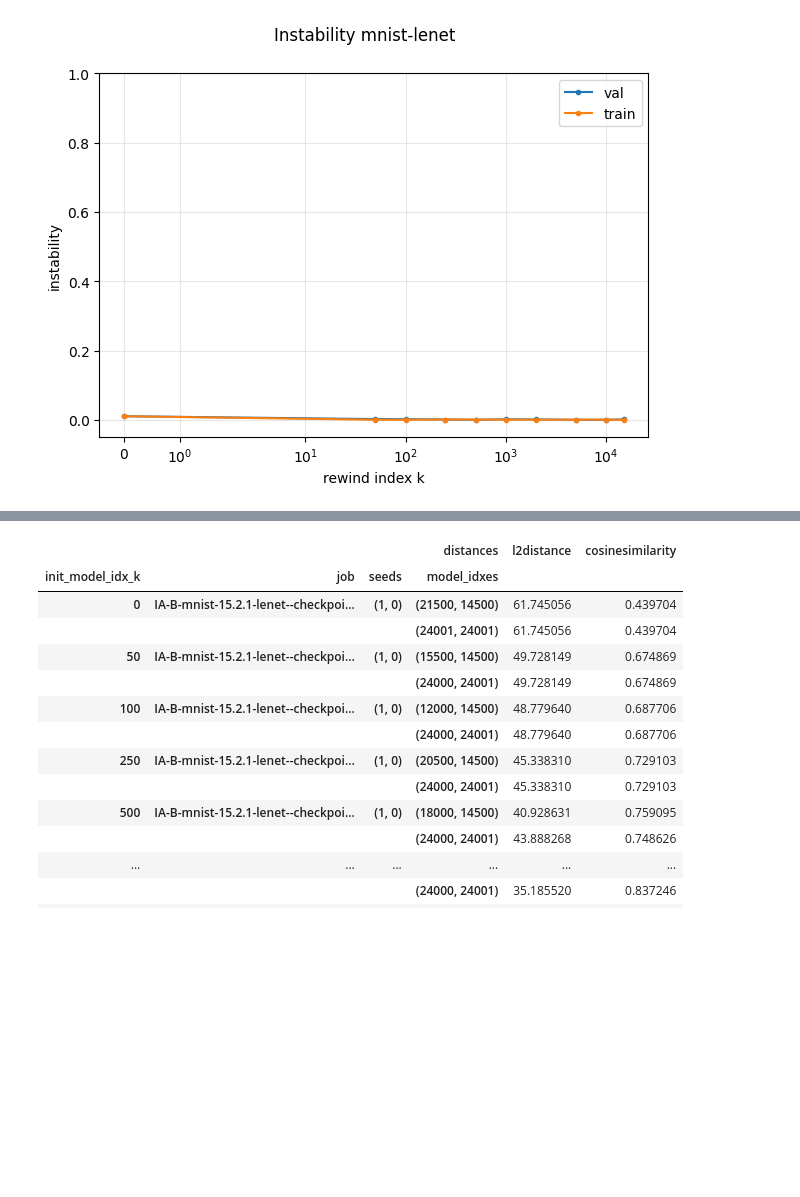
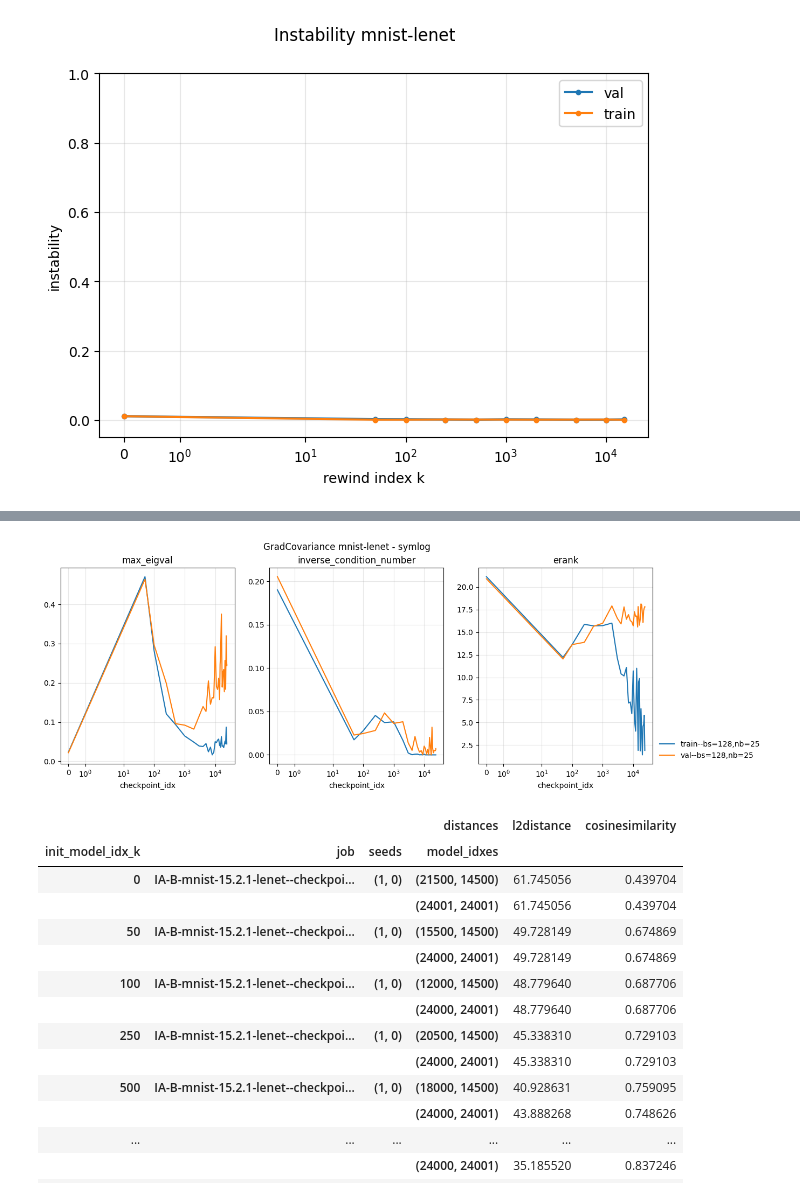
Before and after one commit to maximilianmbeck/lfmd_notebooks, a Jupyter notebook: lfmd_notebooks/15-cf10-lenet-linear_mode_connect.ipynb, the cells around one changed output, grey strips where cells are left out. Drawn from its saved outputs; the diff is of its cells as text; code cells hidden in the pictures; blank space fills up the shorter version.

```diff
--- a/lfmd_notebooks/15-cf10-lenet-linear_mode_connect.ipynb
+++ b/lfmd_notebooks/15-cf10-lenet-linear_mode_connect.ipynb
@@ -119,3 +91,8 @@ f = plot_instability(instability_df=insta.combined_results_dfs['datasets'].loc['
+# %%
+scale = 'symlog'
+f = plot_covariance_statistics(stats, title=f'GradCovariance {spec} - {scale}', save_format='png', x_scale=scale)
+# %% [output]
+[figure, added]
 # %%
 df = insta.combined_results_dfs['distances'].loc['default_params']
 df
```
Also changed, not shown: parts of 9 cells of this notebook, 3 other files.
